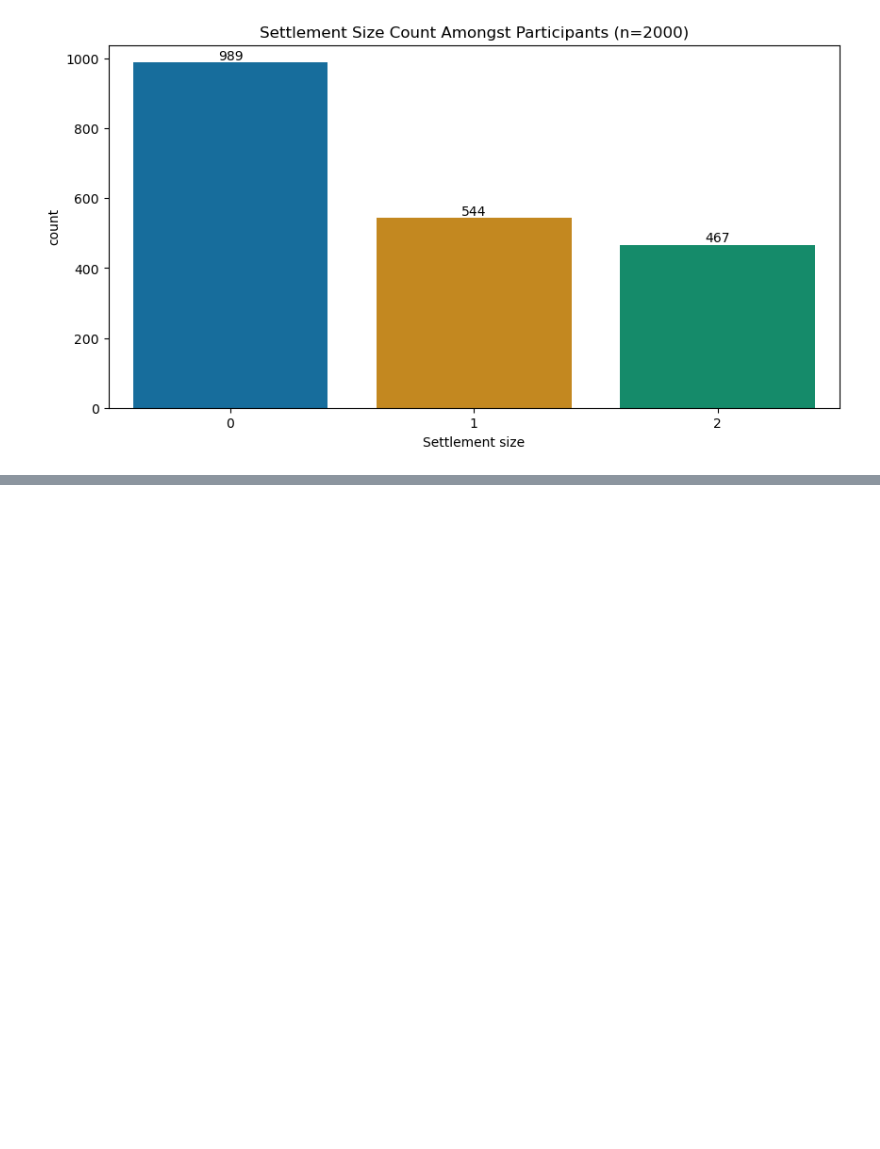
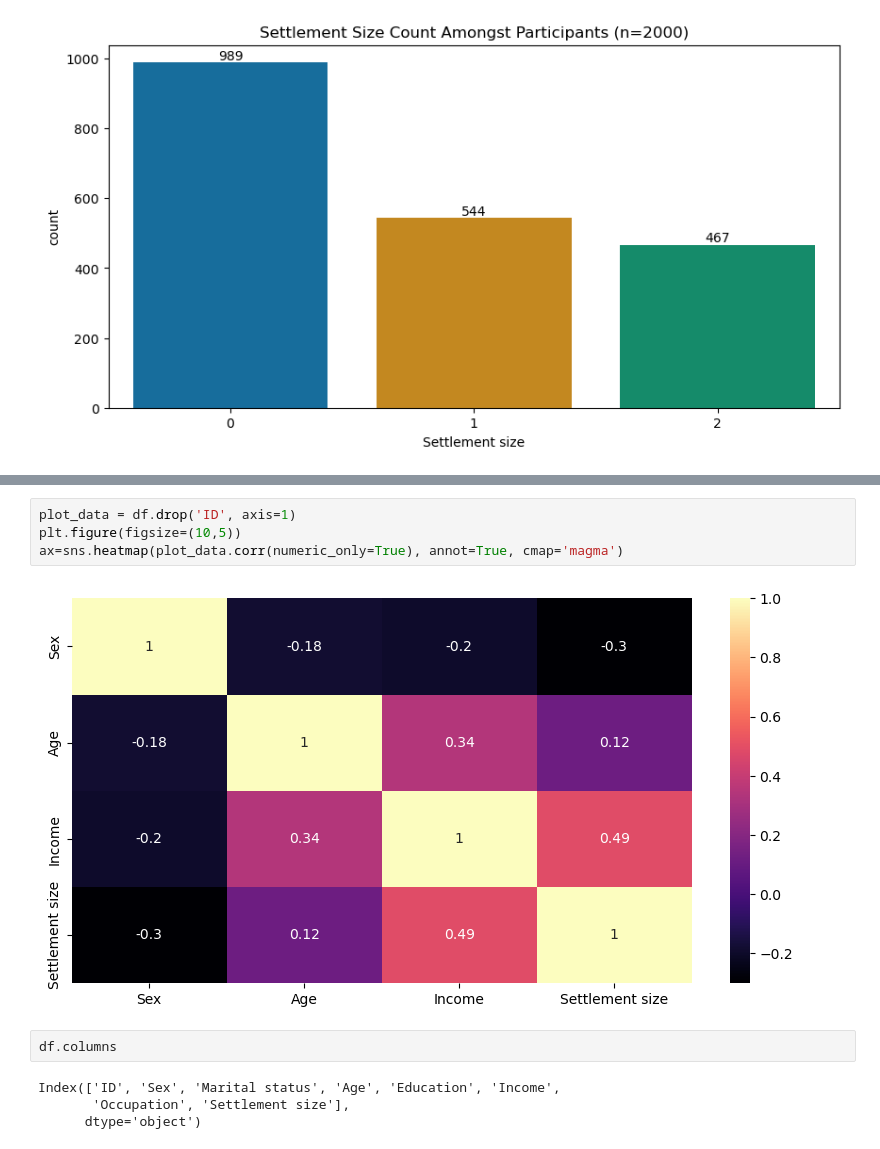
Before and after one commit to jackgedge/kaggle-projects, a Jupyter notebook: notebooks/socio_factors_income.ipynb, the cells around one changed output, grey strips where cells are left out. Cells and saved outputs as stored; diff of their text form; blank space fills up the shorter version.

Commit message:
Preliminary data cleaning, exploration and modelling

```diff
--- a/notebooks/socio_factors_income.ipynb
+++ b/notebooks/socio_factors_income.ipynb
@@ -286,0 +272,12 @@ ax=sns.catplot(data=df,
+# %%
+plot_data = df.drop('ID', axis=1)
+plt.figure(figsize=(10,5))
+ax=sns.heatmap(plot_data.corr(numeric_only=True), annot=True, cmap='magma')
+# %% [output]
+[figure, added]
+# %%
+df.columns
+# %% [output]
+Index(['ID', 'Sex', 'Marital status', 'Age', 'Education', 'Income',
+       'Occupation', 'Settlement size'],
+      dtype='object')
```
Also changed, not shown: parts of 11 cells of this notebook, 2 other files.
